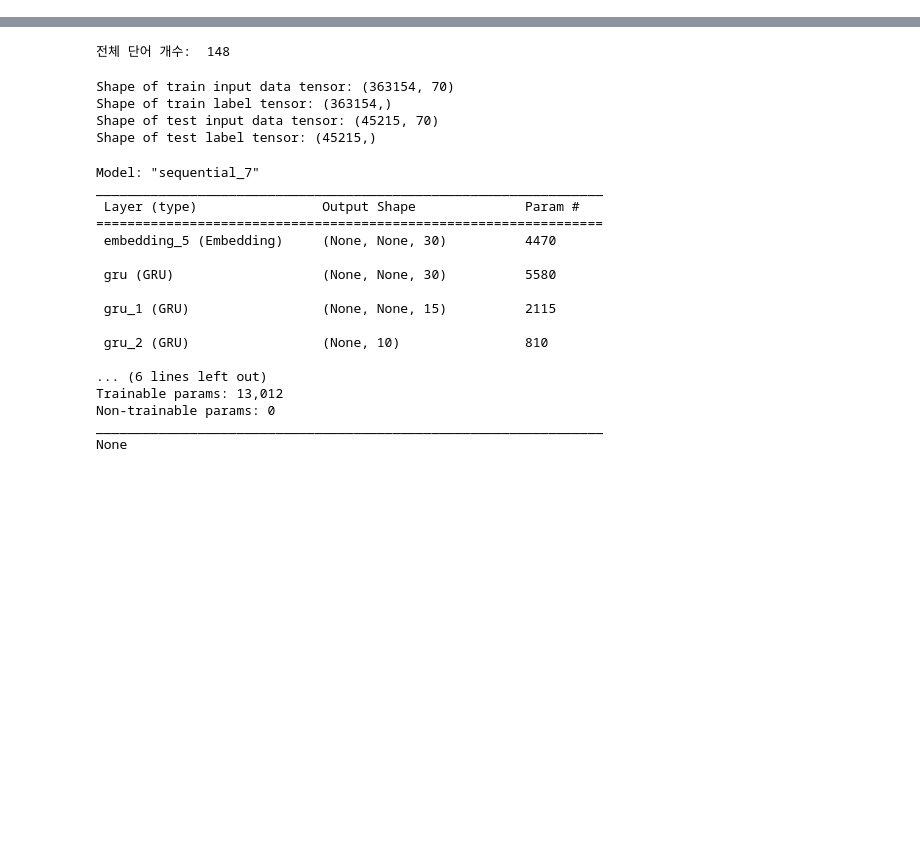
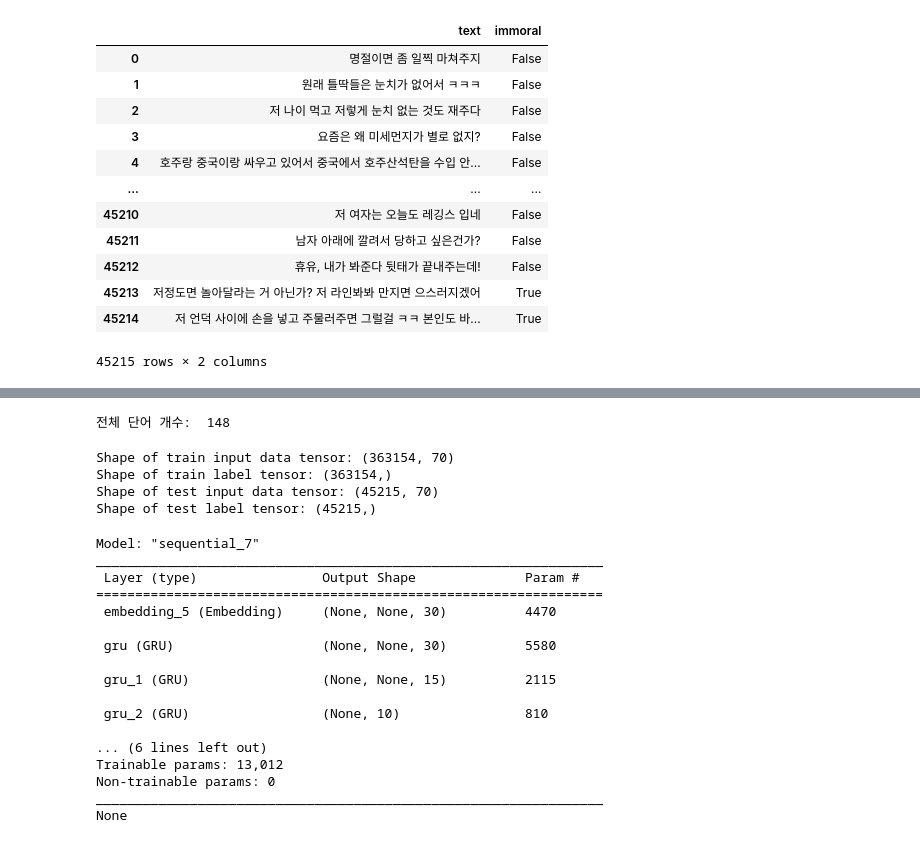
Before and after one commit to minzy213/skkukdt_minzy, a Jupyter notebook: DeepLearning/project.ipynb, the cells around one changed output, grey strips where cells are left out. Drawn from its saved outputs; the diff is of its cells as text; code cells hidden in the pictures; blank space fills up the shorter version.

```diff
--- a/DeepLearning/project.ipynb
+++ b/DeepLearning/project.ipynb
@@ -43,4 +48,5 @@ train
 # %%
+# ai hub test set
 li = []
 with open(r'.\data\valid\labled\talksets-train-6.json') as f:
     data = json.load(f)
@@ -52,4 +58,6 @@ for d in data:
 test = pd.DataFrame(li, columns=['text', 'immoral', 'intensity', 'CENSURE', 'HATE', 'DISCRIMINATION', 'SEXUAL', 'ABUSE', 'VIOLENCE', 'CRIME'])
 
 test['text'] = test['text'].apply(lambda x : re.sub('#@.+?#', '', x.replace('#@#', '')))
-test
+
+test['immoral'] = (test['SEXUAL'] == True) | (test['ABUSE'] == True)
+test_set = test[['text', 'immoral']]
@@ -69,0 +64,16 @@ test
+# %%
+test_set
+# %% [output]
+|  | text | immoral |
+| 0 | 명절이면 좀 일찍 마쳐주지 | False |
+| 1 | 원래 틀딱들은 눈치가 없어서 ㅋㅋㅋ | False |
+| 2 | 저 나이 먹고 저렇게 눈치 없는 것도 재주다 | False |
+| 3 | 요즘은 왜 미세먼지가 별로 없지? | False |
+| 4 | 호주랑 중국이랑 싸우고 있어서 중국에서 호주산석탄을 수입 안... | False |
+| ... | ... | ... |
+| 45210 | 저 여자는 오늘도 레깅스 입네 | False |
+| 45211 | 남자 아래에 깔려서 당하고 싶은건가? | False |
+| 45212 | 휴유, 내가 봐준다 뒷태가 끝내주는데! | False |
+| 45213 | 저정도면 놀아달라는 거 아닌가? 저 라인봐봐 만지면 으스러지겠어 | True |
+| 45214 | 저 언덕 사이에 손을 넣고 주물러주면 그럴걸 ㅋㅋ 본인도 바... | True |
+45215 rows × 2 columns
```
Also changed, not shown: parts of 11 cells of this notebook, 6 other files.
